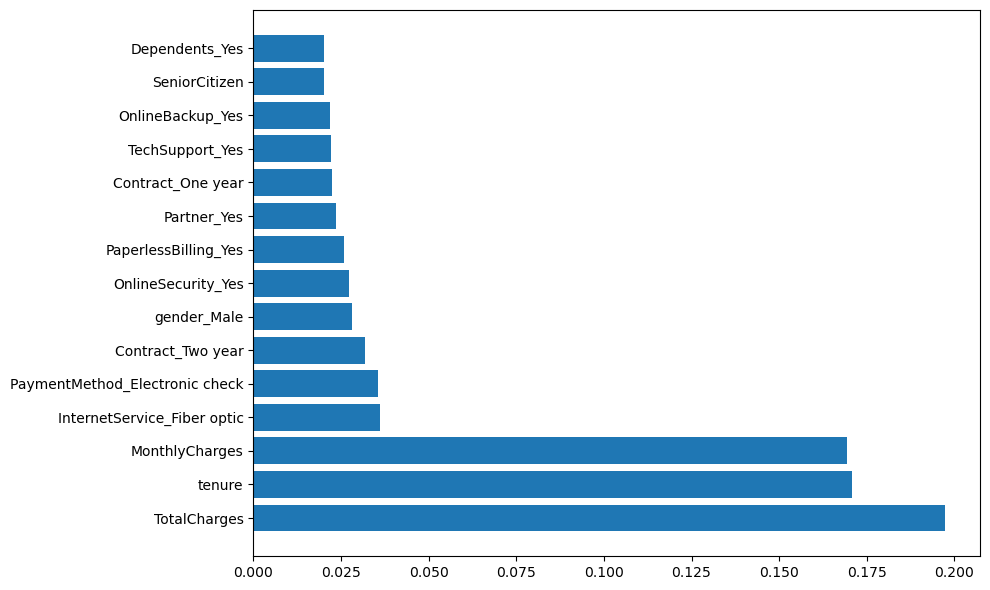
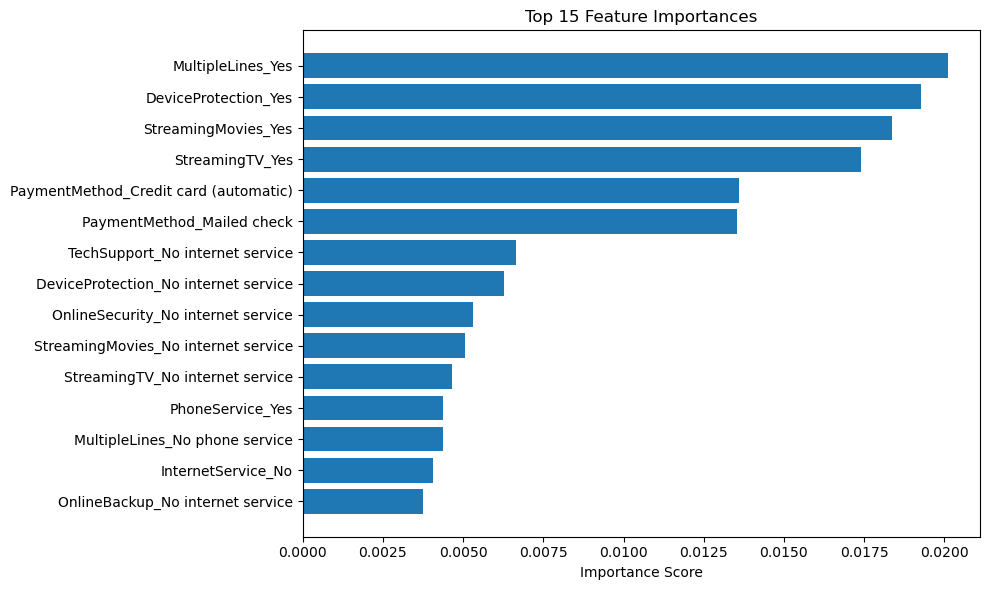
Unified diff of the notebook cell whose output changed from the first chart to the second:
--- before
+++ after
@@ -1,9 +1,19 @@
 import matplotlib.pyplot as plt
 
-top15 = feature_importance.head(15)
+top15 = feature_importance.sort_values(
+    by="Importance",
+    ascending=True
+).head(15)
 
 plt.figure(figsize=(10,6))
 plt.barh(top15["Feature"], top15["Importance"])
+
+plt.title("Top 15 Feature Importances")
+plt.xlabel("Importance Score")
+
 plt.tight_layout()
+
+plt.savefig("../assets/feature_importance.png", dpi=300, bbox_inches="tight")
+
 plt.show()
-plt.savefig("../assets/feature_importance.png", bbox_inches="tight")
+plt.close()

Commit: Save local progress before syncing with remote